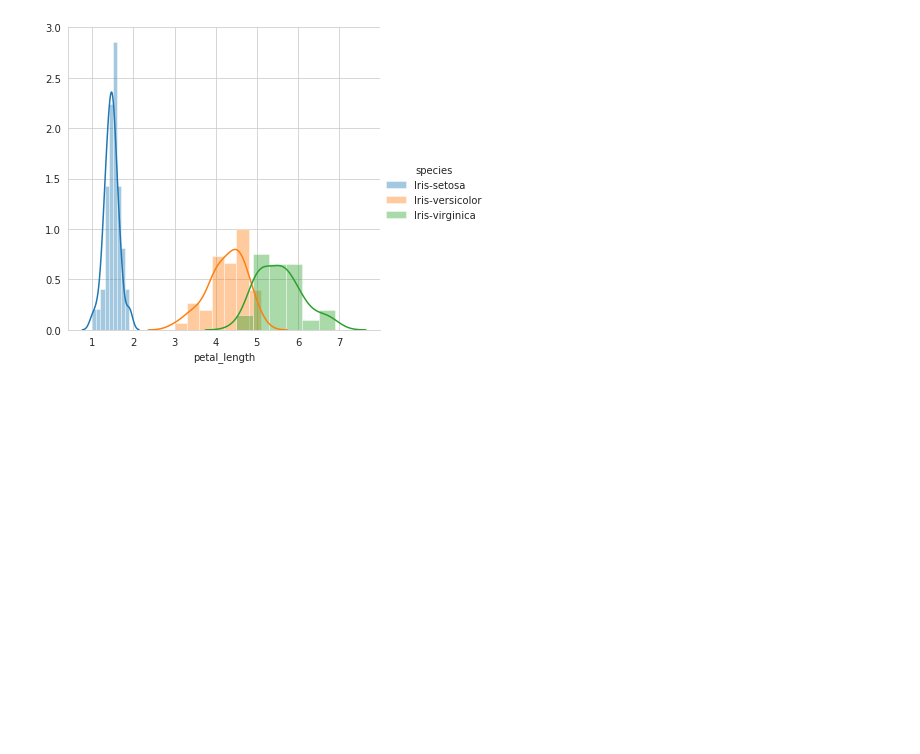
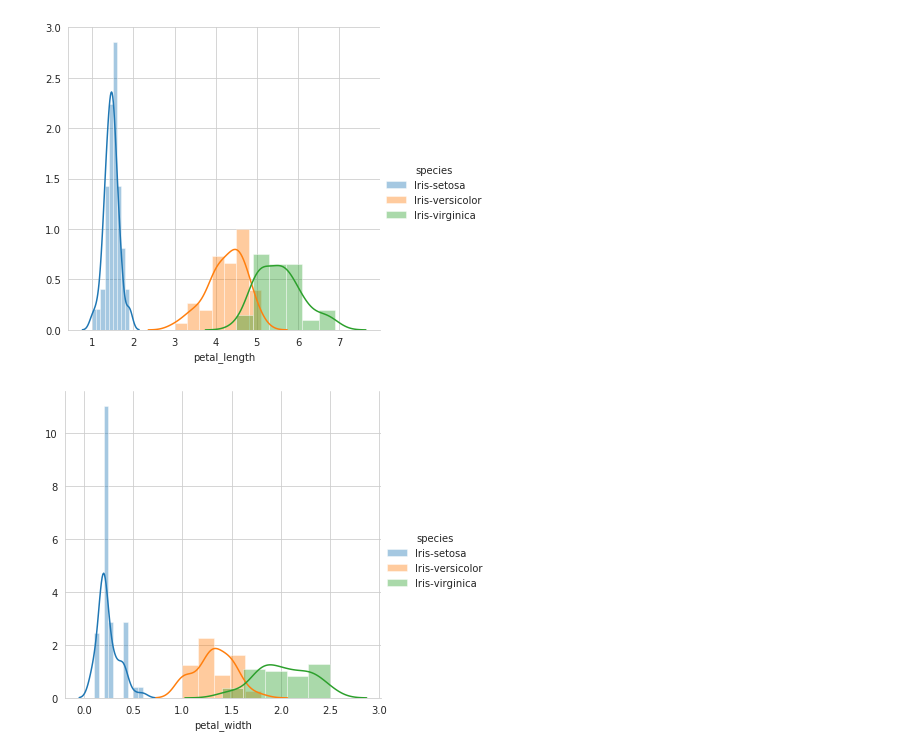
Before and after one commit to ashishsth7586/arduino, a Jupyter notebook: Module 2: Data Science Exploratory Data Analysis and Visualization/01_Plotting for EDA/Plotting for EDA.ipynb, the cells around one changed output. Cells and saved outputs as stored; diff of their text form; code cells hidden in the pictures; blank space fills up the shorter version.

```diff
--- a/Module 2: Data Science Exploratory Data Analysis and Visualization/01_Plotting for EDA/Plotting for EDA.ipynb
+++ b/Module 2: Data Science Exploratory Data Analysis and Visualization/01_Plotting for EDA/Plotting for EDA.ipynb
@@ -154,3 +154,14 @@ sns.FacetGrid(
 plt.show()
 # %% [output]
 [figure]
+# %%
+sns.FacetGrid(
+    iris,
+    hue="species",
+    size=5
+).map(
+    sns.distplot, "petal_width"
+).add_legend()
+plt.show()
+# %% [output]
+[figure, added]
```
Also changed, not shown: parts of 6 cells of this notebook.
